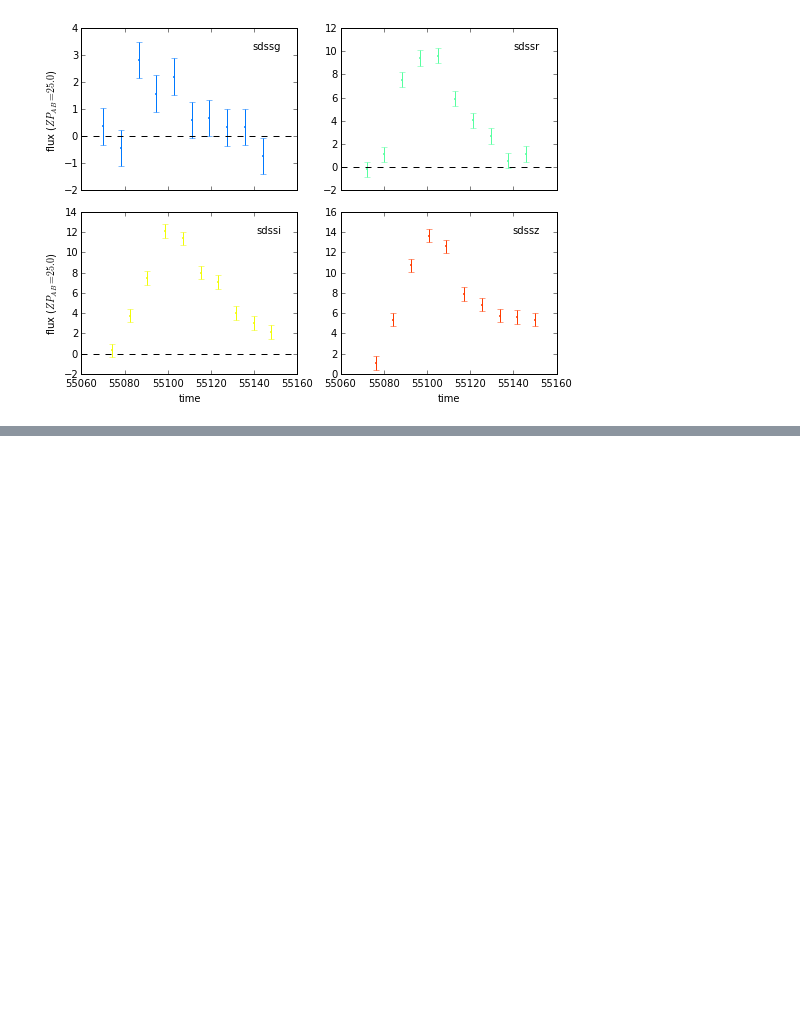
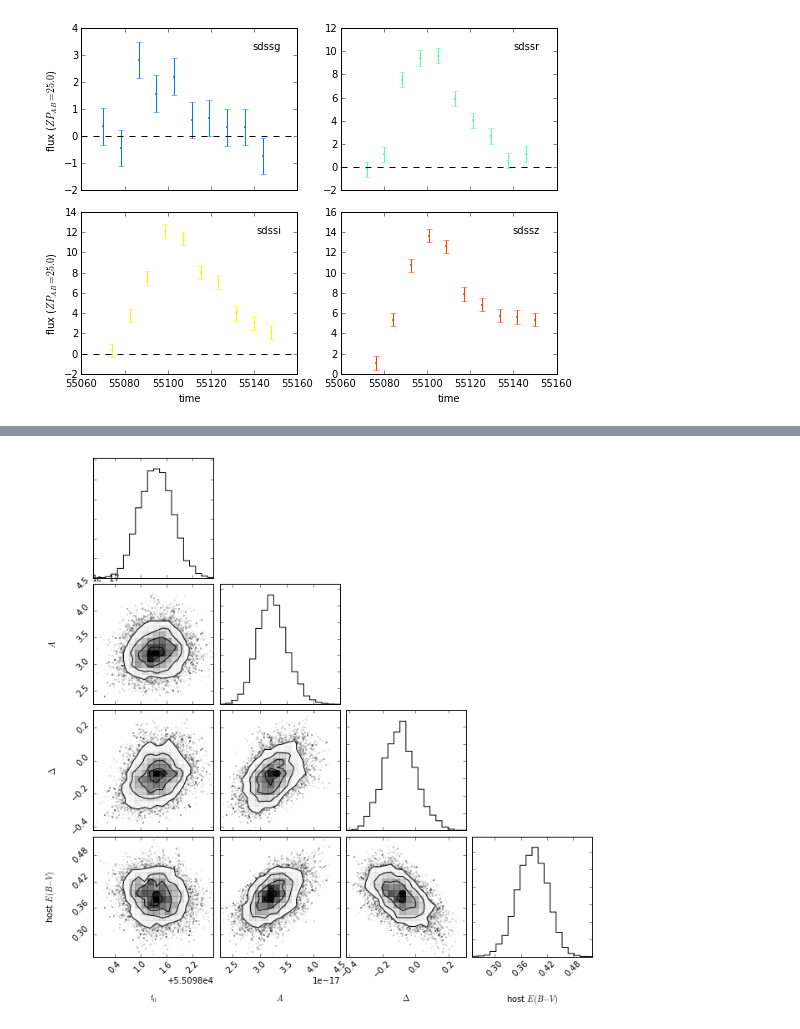
Before and after one commit to saurabhwjha/sncosmo-mlcs2k2-demo, a Jupyter notebook: sncosmo MLCS2k2 demo.ipynb, the cells around one changed output, grey strips where cells are left out. Drawn from its saved outputs; the diff is of its cells as text; code cells hidden in the pictures; blank space fills up the shorter version.

```diff
--- a/sncosmo MLCS2k2 demo.ipynb
+++ b/sncosmo MLCS2k2 demo.ipynb
@@ -71,0 +79,5 @@ corner.corner(res.samples,labels=fitparams);
+# %%
+# look at parameter distributions from MCMC
+corner.corner(res.samples,labels=fitparams_latex);
+# %% [output]
+[figure, added]
```
Also changed, not shown: parts of 15 cells of this notebook.
